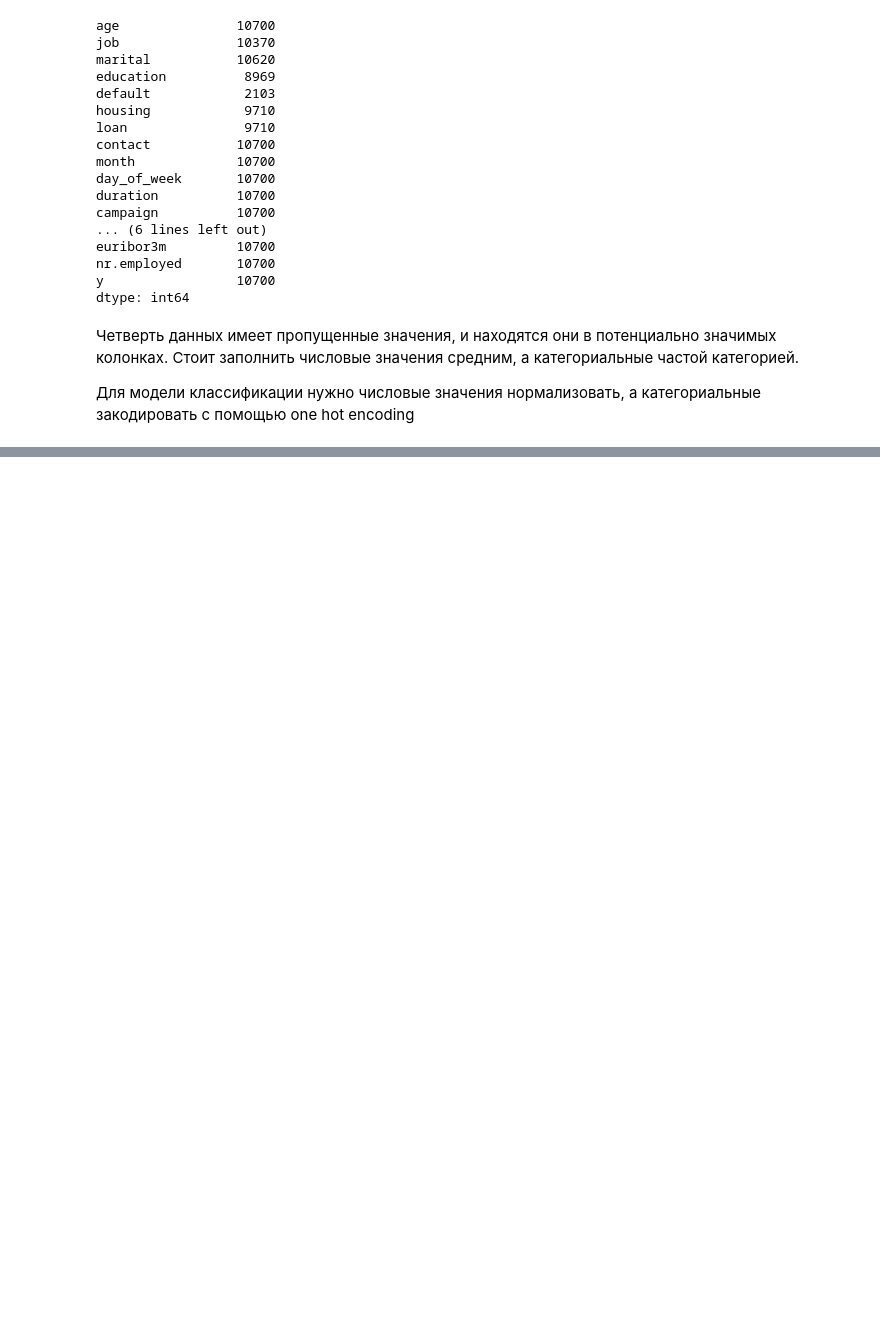
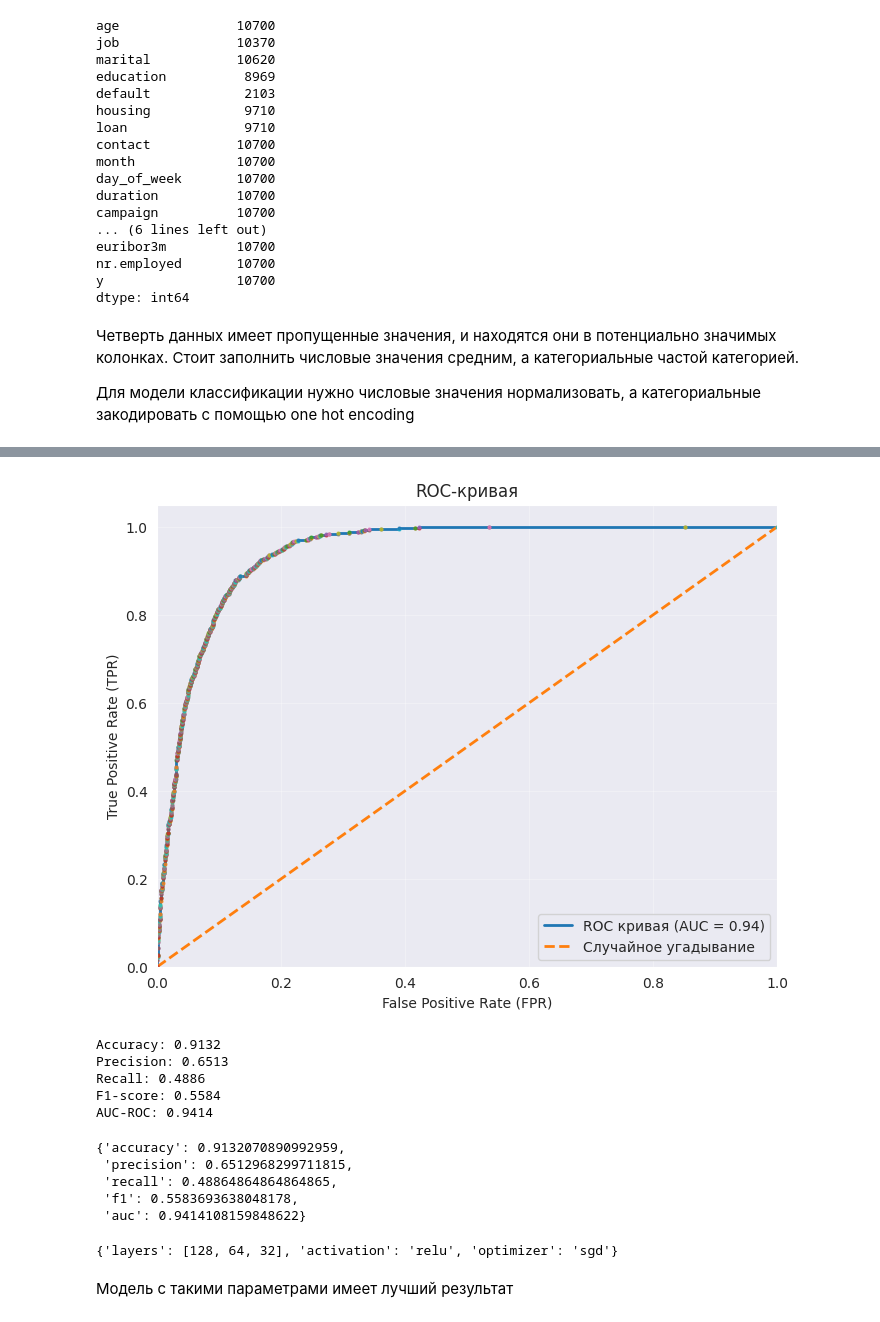
Before and after one commit to Hjklvfr/DataAnalysisMethods, a Jupyter notebook: analytics/notebooks/ml_lab4a.ipynb, the cells around one changed output, grey strips where cells are left out. Drawn from its saved outputs; the diff is of its cells as text; code cells hidden in the pictures; blank space fills up the shorter version.

```diff
--- a/analytics/notebooks/ml_lab4a.ipynb
+++ b/analytics/notebooks/ml_lab4a.ipynb
@@ -184,0 +400,3 @@ X_val, X_test, y_val, y_test = train_test_split(X_temp, y_temp, test_size=0.5, r
+# %%
+evaluate_classifier(trained_models[3][0], X_test, y_test, "Idx 2")
+# %% [output]
@@ -184,0 +404,17 @@ X_val, X_test, y_val, y_test = train_test_split(X_temp, y_temp, test_size=0.5, r
+[figure, added]
+Accuracy: 0.9132
+Precision: 0.6513
+Recall: 0.4886
+F1-score: 0.5584
+AUC-ROC: 0.9414
+{'accuracy': 0.9132070890992959,
+ 'precision': 0.6512968299711815,
+ 'recall': 0.48864864864864865,
+ 'f1': 0.5583693638048178,
+ 'auc': 0.9414108159848622}
+# %%
+models_params[2]
+# %% [output]
+{'layers': [128, 64, 32], 'activation': 'relu', 'optimizer': 'sgd'}
+# %% [markdown]
+Mодель с такими параметрами имеет лучший результат
```
Also changed, not shown: parts of 14 cells of this notebook, 4 other files.
